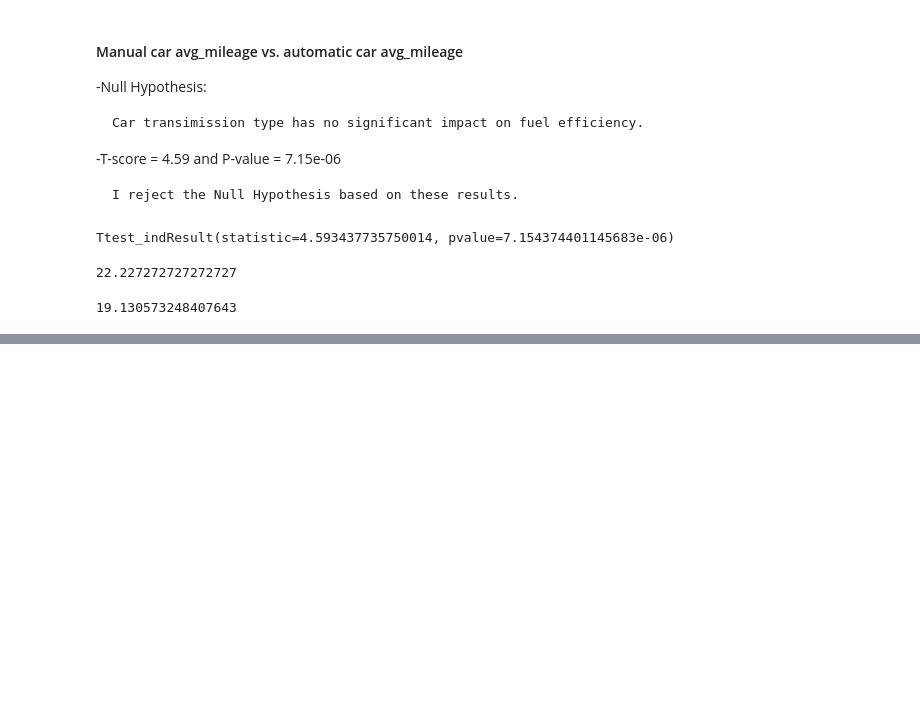
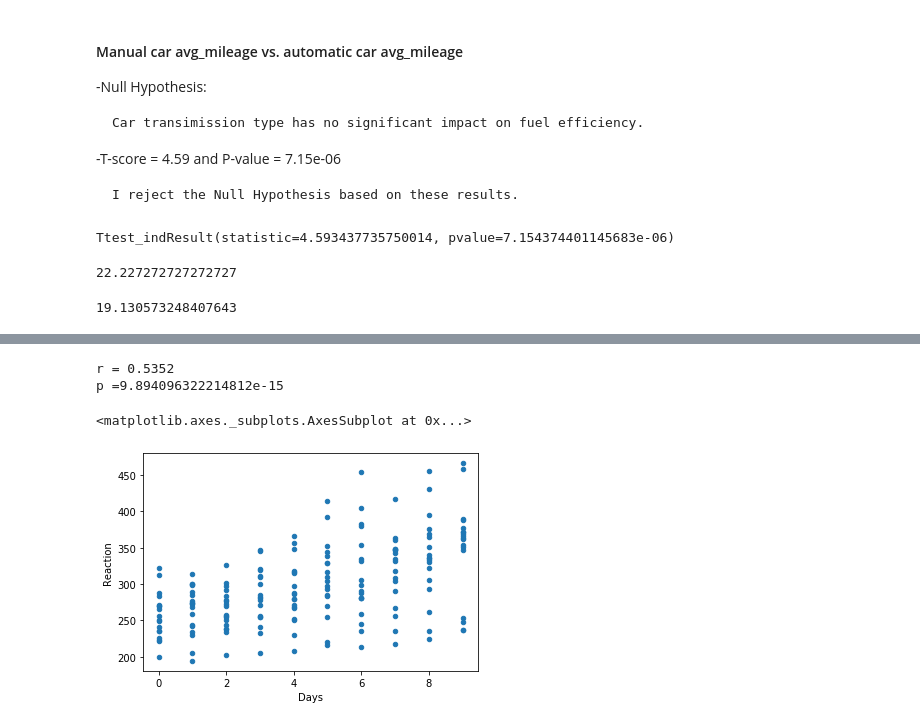
Before and after one commit to faithkane3/statistics-exercises, a Jupyter notebook: hypothesis_testing.ipynb, the cells around one changed output, grey strips where cells are left out. Drawn from its saved outputs; the diff is of its cells as text; code cells hidden in the pictures; blank space fills up the shorter version.

```diff
--- a/hypothesis_testing.ipynb
+++ b/hypothesis_testing.ipynb
@@ -287,0 +446,3 @@ auto_avg_mileage
+# %%
+sleepstudy = data("sleepstudy")
+sleepstudy.head()
@@ -287,0 +456,15 @@ auto_avg_mileage
+# %%
+days = sleepstudy.Days
+reaction = sleepstudy.Reaction
+
+r, p = stats.pearsonr(days, reaction )
+print(f"r = {r:.4}")
+print(f"p ={p}")
+# %% [output]
+r = 0.5352
+p =9.894096322214812e-15
+# %%
+sleepstudy.plot.scatter("Days", "Reaction")
+# %% [output]
+<matplotlib.axes._subplots.AxesSubplot at 0x...>
+[figure, added]
```
Also changed, not shown: parts of 16 cells of this notebook.
